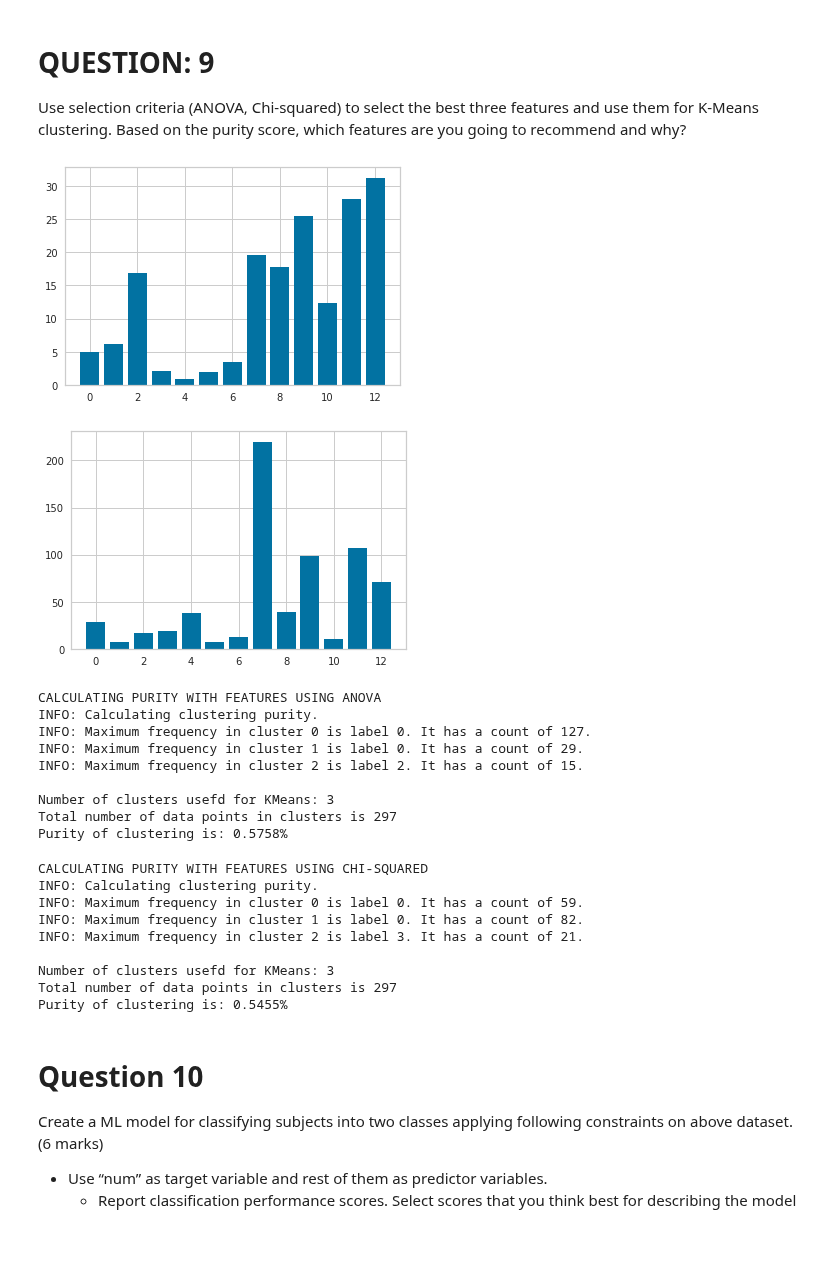
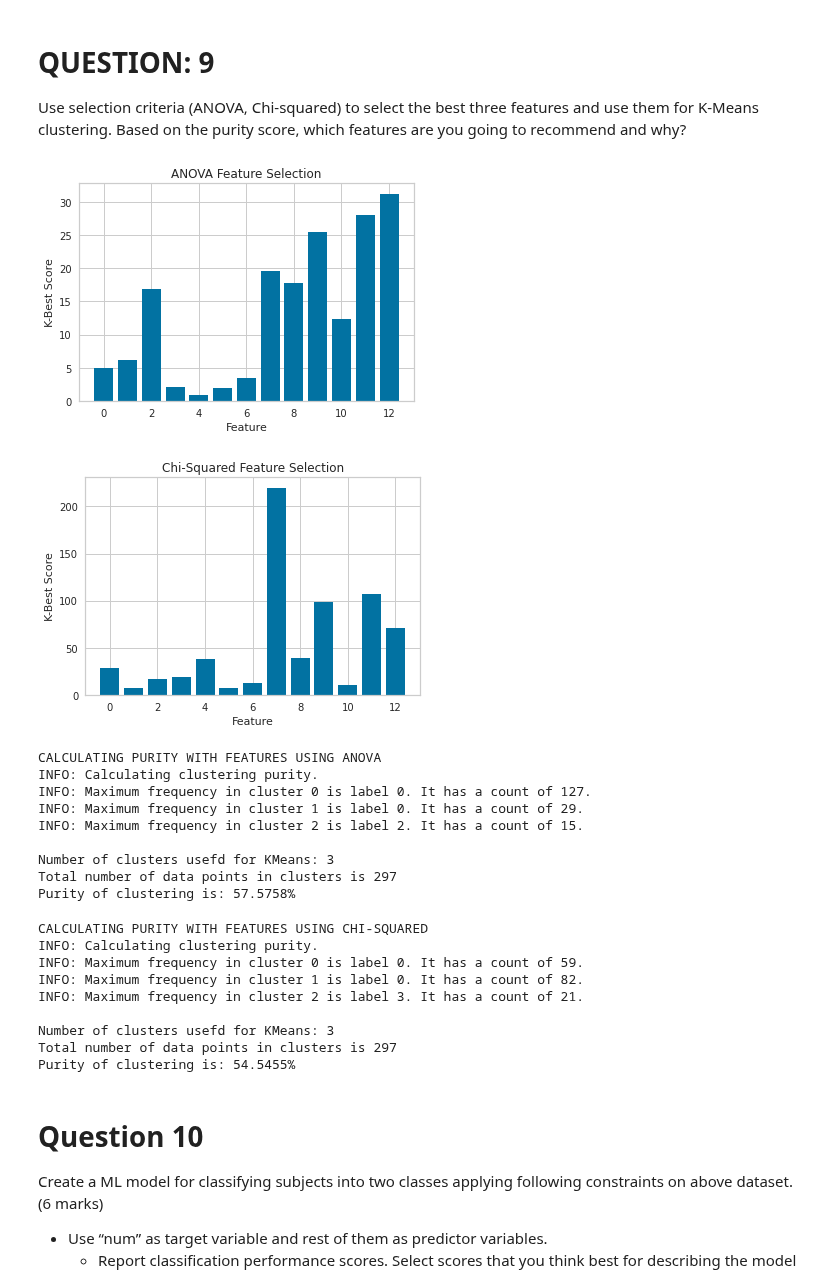
Before and after one commit to bryonbaker/SIT720, a Jupyter notebook: Ass2/SIT720_A2_85031775.ipynb, the cells around one changed output. Saved outputs shown, nothing was run; the diff lists cells and outputs as text; code cells hidden in the pictures; blank space fills up the shorter version.

```diff
--- a/Ass2/SIT720_A2_85031775.ipynb
+++ b/Ass2/SIT720_A2_85031775.ipynb
@@ -693,36 +683,39 @@ from sklearn.feature_selection import SelectKBest
 from sklearn.feature_selection import chi2
 from sklearn.feature_selection import f_classif
 # %%
-def plotFeaturePerformance( fs ):
+def plotFeaturePerformance( fs, title ):
     # what are scores for the features
     #for i in range(len(fs.scores_)):
     #    print('Feature %d: %f' % (i, fs.scores_[i]))
 
     # plot the scores
     plt.bar([i for i in range(len(fs.scores_))], fs.scores_)
+    plt.xlabel("Feature")
+    plt.ylabel("K-Best Score")
+    plt.title(label=title, loc="center")
     plt.show()
 # %%
 # Define the number of features Q9 has asked to find.
 num_features = 3
 
 def selectFeatures( X_train, y_pred, criteria ):
     fs = SelectKBest(criteria, k=num_features)
     fs.fit(X,y)
     new_x_train = fs.transform(X)
     # print(new_x_train)
 
     return new_x_train, fs
 
 # Find the n best features using ANOVA.
 new_x_train1, fs1 = selectFeatures( X, y, f_classif )
-plotFeaturePerformance( fs1 )
+plotFeaturePerformance( fs1, "ANOVA Feature Selection" )
 
 # Find the n best features using Chi-squared.
 new_x_train2, fs2 = selectFeatures( X, y, chi2 )
-plotFeaturePerformance( fs2 )
+plotFeaturePerformance( fs2, "Chi-Squared Feature Selection" )
 # %% [output]
-[figure, old version]
+[figure, new version]
-[figure, old version]
+[figure, new version]
 # %%
 print("CALCULATING PURITY WITH FEATURES USING ANOVA")
 # instatiate KMeans class and set the number of clusters to the optimal number returned form the elbow chart
@@ -742,7 +735,7 @@ d.columns = ['cluster', 'label']
 purity = calculatePurity(d)
 print(f"\nNumber of clusters usefd for KMeans: {optimalClusters}")
 print("Total number of data points in clusters is {}".format(y.shape[0]))
-print("Purity of clustering is: {:.4f}%".format(purity))
+print("Purity of clustering is: {:.4f}%".format(purity*100))
 # %% [output]
 CALCULATING PURITY WITH FEATURES USING ANOVA
 INFO: Calculating clustering purity.
@@ -752,7 +745,7 @@ INFO: Maximum frequency in cluster 2 is label 2. It has a count of 15.
 
 Number of clusters usefd for KMeans: 3
 Total number of data points in clusters is 297
-Purity of clustering is: 0.5758%
+Purity of clustering is: 57.5758%
 # %%
 print("CALCULATING PURITY WITH FEATURES USING CHI-SQUARED")
 # instatiate KMeans class and set the number of clusters to the optimal number returned form the elbow chart
@@ -772,7 +765,7 @@ d.columns = ['cluster', 'label']
 purity = calculatePurity(d)
 print(f"\nNumber of clusters usefd for KMeans: {optimalClusters}")
 print("Total number of data points in clusters is {}".format(y.shape[0]))
-print("Purity of clustering is: {:.4f}%".format(purity))
+print("Purity of clustering is: {:.4f}%".format(purity*100))
 # %% [output]
 CALCULATING PURITY WITH FEATURES USING CHI-SQUARED
 INFO: Calculating clustering purity.
@@ -782,7 +775,7 @@ INFO: Maximum frequency in cluster 2 is label 3. It has a count of 21.
 
 Number of clusters usefd for KMeans: 3
 Total number of data points in clusters is 297
-Purity of clustering is: 0.5455%
+Purity of clustering is: 54.5455%
 # %% [markdown]
 # Question 10
 Create a ML model for classifying subjects into two classes applying following constraints on above dataset. (6 marks)
```
Also changed, not shown: parts of 6 cells of this notebook.
